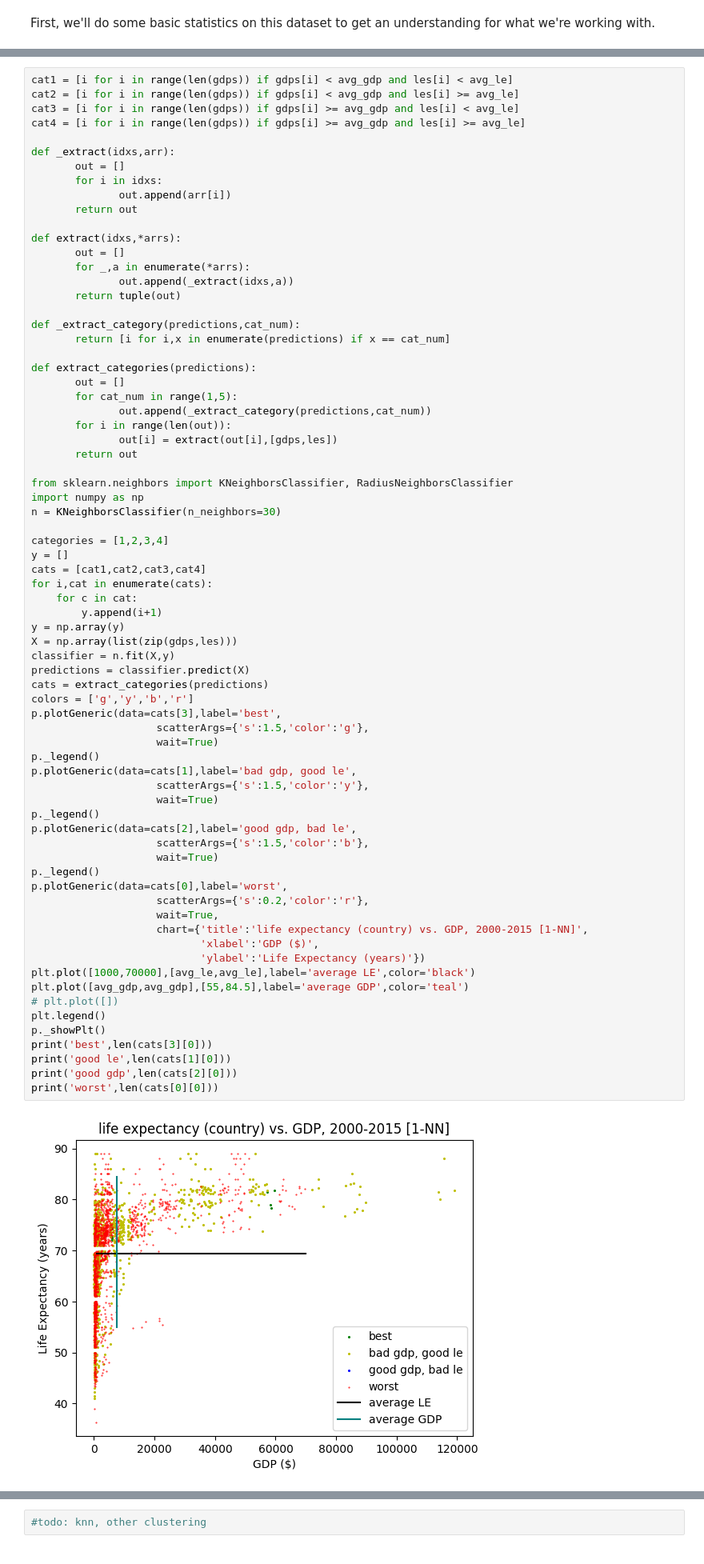
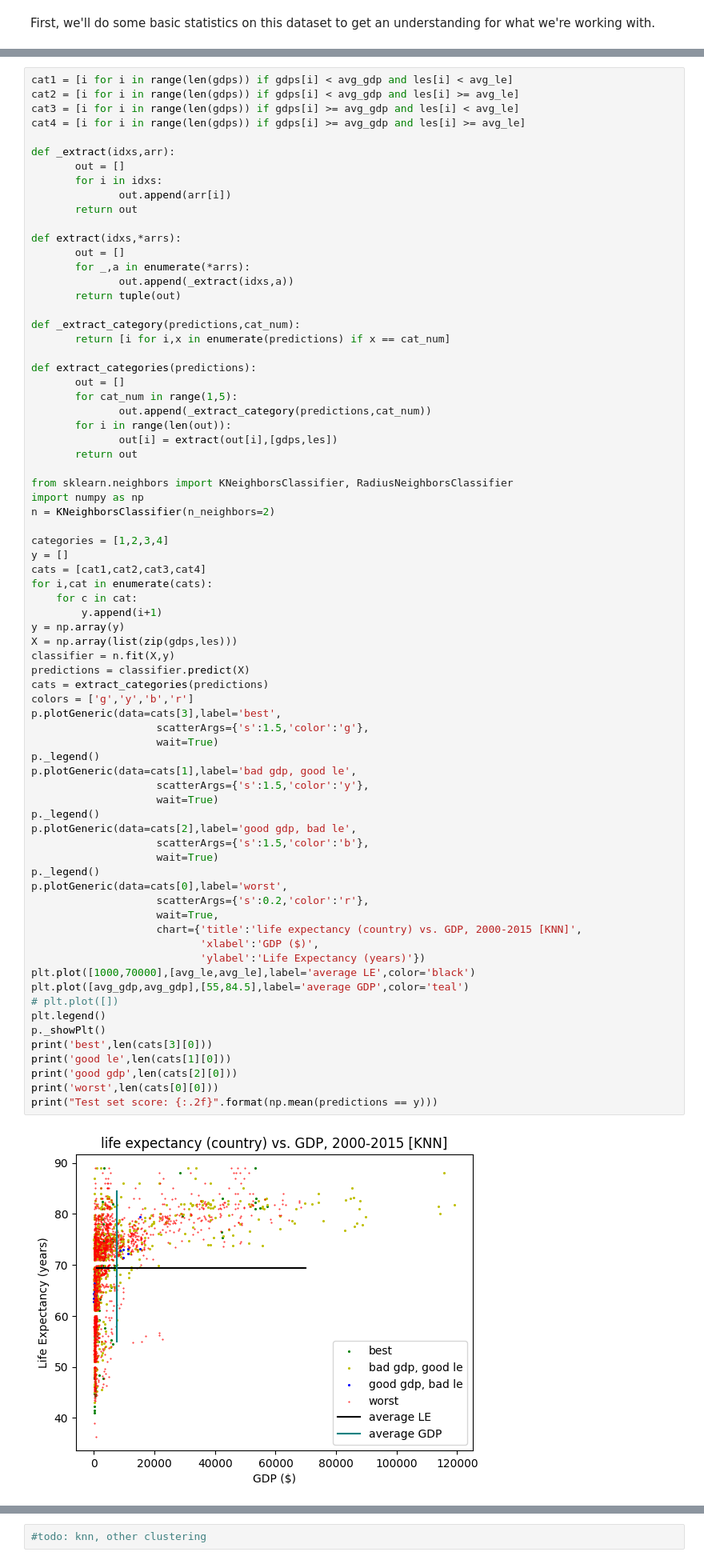
Before and after one commit to DolevArtzi/algsforbigdata, a Jupyter notebook: regression_testing.ipynb, the cells around one changed output, grey strips where cells are left out. Shown at 80% size. Cells and saved outputs as stored; diff of their text form.

```diff
--- a/regression_testing.ipynb
+++ b/regression_testing.ipynb
@@ -92,7 +105,7 @@ def extract_categories(predictions):
 
 from sklearn.neighbors import KNeighborsClassifier, RadiusNeighborsClassifier
 import numpy as np
-n = KNeighborsClassifier(n_neighbors=30)
+n = KNeighborsClassifier(n_neighbors=2)
 
 categories = [1,2,3,4]
 y = []
@@ -106,32 +119,33 @@ classifier = n.fit(X,y)
 predictions = classifier.predict(X)
 cats = extract_categories(predictions)
 colors = ['g','y','b','r']
 p.plotGeneric(data=cats[3],label='best',
                     scatterArgs={'s':1.5,'color':'g'},
                     wait=True)
 p._legend()
 p.plotGeneric(data=cats[1],label='bad gdp, good le',
                     scatterArgs={'s':1.5,'color':'y'},
                     wait=True)
 p._legend()
 p.plotGeneric(data=cats[2],label='good gdp, bad le',
                     scatterArgs={'s':1.5,'color':'b'},
                     wait=True)
 p._legend()
 p.plotGeneric(data=cats[0],label='worst',
                     scatterArgs={'s':0.2,'color':'r'},
                     wait=True,
-                    chart={'title':'life expectancy (country) vs. GDP, 2000-2015 [1-NN]',
+                    chart={'title':'life expectancy (country) vs. GDP, 2000-2015 [KNN]',
                            'xlabel':'GDP ($)',
                            'ylabel':'Life Expectancy (years)'})
 plt.plot([1000,70000],[avg_le,avg_le],label='average LE',color='black')
 plt.plot([avg_gdp,avg_gdp],[55,84.5],label='average GDP',color='teal')
 # plt.plot([])
 plt.legend()
 p._showPlt()
 print('best',len(cats[3][0]))
 print('good le',len(cats[1][0]))
 print('good gdp',len(cats[2][0]))
 print('worst',len(cats[0][0]))
+print("Test set score: {:.2f}".format(np.mean(predictions == y)))
 # %% [output]
-[figure, old version]
+[figure, new version]
```
Also changed, not shown: parts of 7 cells of this notebook.
